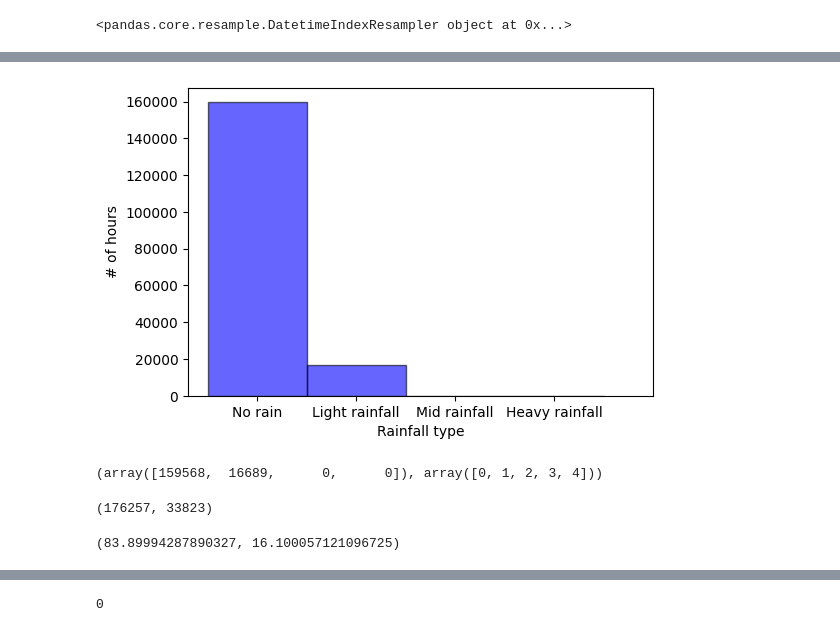
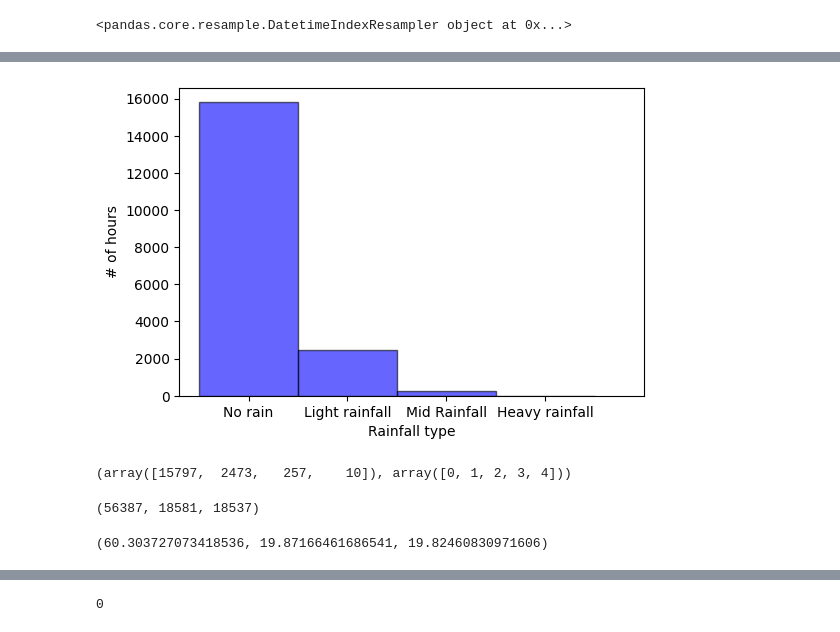
Before and after one commit to aditya-uw/WeatherPatrol, a Jupyter notebook: notebooks/pof_tinkering.ipynb, the cells around one changed output, grey strips where cells are left out. Drawn from its saved outputs; the diff is of its cells as text; code cells hidden in the pictures.

```diff
--- a/notebooks/pof_tinkering.ipynb
+++ b/notebooks/pof_tinkering.ipynb
@@ -140,0 +161,3 @@ relevant_times_train
+# %%
+atg_obs_val = atg_obs_necessary.loc[(pd.to_datetime(atg_obs_necessary['date'], format='%Y-%m-%d')>=dt.datetime(2020,5,1))&(pd.to_datetime(atg_obs_necessary['date'], format='%Y-%m-%d')<dt.datetime(2022,5,1))]
+atg_obs_val
@@ -140,0 +179,10 @@ relevant_times_train
+# %%
+notable_event_times = atg_obs_val.loc[atg_obs_val['rainfall_type']>=2].index
+
+relevant_times_val = pd.DataFrame()
+for event_time in notable_event_times:
+    # event_time = notable_event_times[1]
+    if not(event_time in relevant_times_val.index):
+        time_around_event = atg_obs_val.loc[event_time-pd.Timedelta(days=15):event_time+pd.Timedelta(days=15)].copy()
+        relevant_times_val = pd.concat([relevant_times_val, time_around_event])
+relevant_times_val
@@ -141,5 +204,5 @@ relevant_times_train
 # %%
-atg_obs_test = atg_obs_necessary.loc[pd.to_datetime(atg_obs_necessary['date'], format='%Y-%m-%d')>=dt.datetime(2020,5,1)]
+atg_obs_test = atg_obs_necessary.loc[pd.to_datetime(atg_obs_necessary['date'], format='%Y-%m-%d')>=dt.datetime(2022,5,1)]
 atg_obs_test
 # %% [output]
 |  | date | time | temperature | pressure | relhum | rainfall_type |
@@ -161,8 +224,9 @@ notable_event_times = atg_obs_test.loc[atg_obs_test['rainfall_type']>=2].index
 
 relevant_times_test = pd.DataFrame()
 for event_time in notable_event_times:
-    time_around_event = atg_obs_test.loc[event_time-pd.Timedelta(hours=12):event_time+pd.Timedelta(hours=12)].copy()
-    relevant_times_test = pd.concat([relevant_times_test, time_around_event])
+    if not(event_time in relevant_times_test.index):
+        time_around_event = atg_obs_test.loc[event_time-pd.Timedelta(days=15):event_time+pd.Timedelta(days=15)].copy()
+        relevant_times_test = pd.concat([relevant_times_test, time_around_event])
 relevant_times_test
 # %% [output]
 |  | date | time | temperature | pressure | relhum | rainfall_type |
@@ -182,28 +276,30 @@ relevant_times_test
 # %%
-rain_counts, classes = np.histogram(atg_obs_train['rainfall_type'].values, bins=np.arange(0,5))
+rain_counts, classes = np.histogram(relevant_times_test['rainfall_type'].values, bins=np.arange(0,5))
 
 plt.figure(figsize=(6,4))
 # plt.title(f'Hours where it rained at least {rain_thresh} inches')
 plt.bar(x=np.arange(0,4), width=1, height=rain_counts, facecolor='blue', edgecolor='k', alpha=0.6)
 plt.xticks(np.arange(0,5))
 plt.ylabel('# of hours')
-plt.xticks(ticks=np.arange(0,4), labels=['No rain', 'Light rainfall', 'Mid rainfall', 'Heavy rainfall'])
+plt.xticks(ticks=np.arange(0,4), labels=['No rain', 'Light rainfall', 'Mid Rainfall', 'Heavy rainfall'])
 plt.xlabel('Rainfall type')
 # plt.yscale('log')
 plt.show()
 rain_counts, classes
 # %% [output]
-[figure, old version]
+[figure, new version]
-(array([159568,  16689,      0,      0]), array([0, 1, 2, 3, 4]))
+(array([15797,  2473,   257,    10]), array([0, 1, 2, 3, 4]))
 # %%
-atg_obs_train.shape[0], atg_obs_test.shape[0]
+relevant_times_train.shape[0], relevant_times_val.shape[0], relevant_times_test.shape[0]
 # %% [output]
-(176257, 33823)
+(56387, 18581, 18537)
-# %%
-train_test_split = 100*(atg_obs_train.shape[0] / (atg_obs_train.shape[0]+atg_obs_test.shape[0]))
-train_test_split, 100-train_test_split
-# %% [output]
-(83.89994287890327, 16.100057121096725)
+# %%
+train_split = 100*(relevant_times_train.shape[0] / (relevant_times_val.shape[0]+relevant_times_train.shape[0]+relevant_times_test.shape[0]))
+val_split = 100*(relevant_times_val.shape[0] / (relevant_times_val.shape[0]+relevant_times_train.shape[0]+relevant_times_test.shape[0]))
+test_split = 100*(relevant_times_test.shape[0] / (relevant_times_val.shape[0]+relevant_times_train.shape[0]+relevant_times_test.shape[0]))
+train_split, val_split, test_split
+# %% [output]
+(60.303727073418536, 19.87166461686541, 19.82460830971606)
 # %%
 def get_processed_df_from_data(dataset):
     date_objs = pd.to_datetime(dataset['date'], format="%Y-%m-%d")
```
Also changed, not shown: parts of 52 cells of this notebook, 3 other files.
